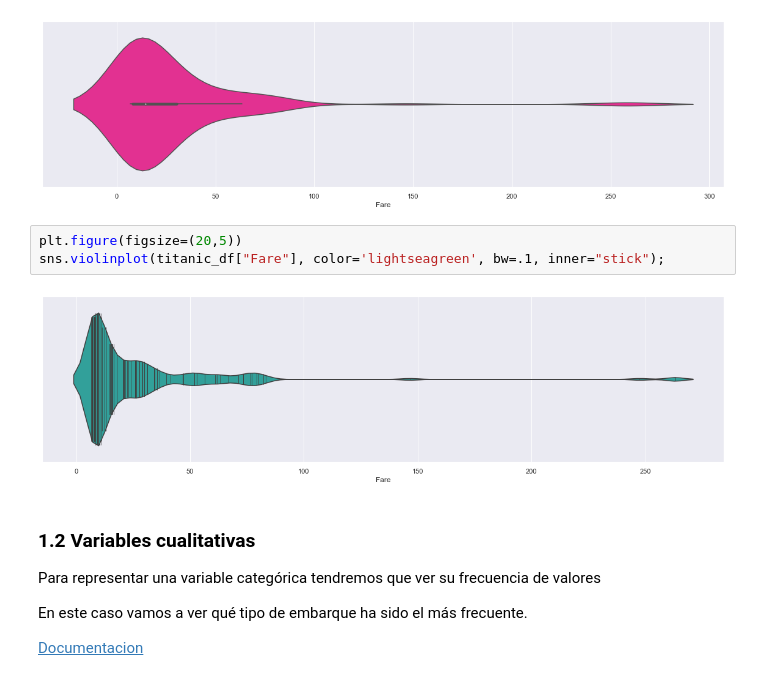
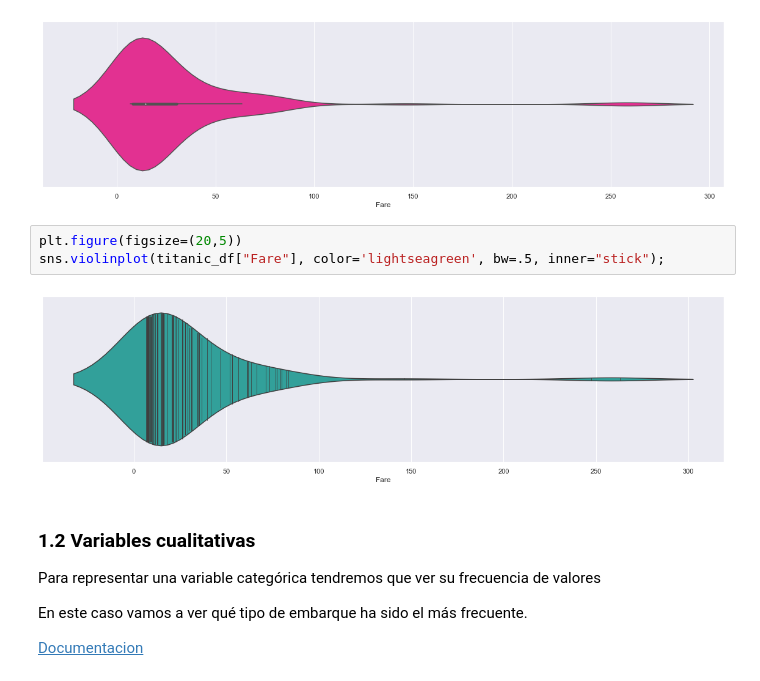
Before and after one commit to marcusRB/ds_thebridge_1_22, a Jupyter notebook: 2-Data_Analysis/4-Visualización/2-Seaborn/Teoria/EDA_Seaborn.ipynb, the cells around one changed output. Drawn from its saved outputs; the diff is of its cells as text.

```diff
--- a/2-Data_Analysis/4-Visualización/2-Seaborn/Teoria/EDA_Seaborn.ipynb
+++ b/2-Data_Analysis/4-Visualización/2-Seaborn/Teoria/EDA_Seaborn.ipynb
@@ -184,9 +236,9 @@ sns.violinplot(titanic_df["Fare"], color='deeppink');
 [figure]
 # %%
 plt.figure(figsize=(20,5))
-sns.violinplot(titanic_df["Fare"], color='lightseagreen', bw=.1, inner="stick");
+sns.violinplot(titanic_df["Fare"], color='lightseagreen', bw=.5, inner="stick");
 # %% [output]
-[figure, old version]
+[figure, new version]
 # %% [markdown]
 ### 1.2 Variables cualitativas
 Para representar una variable categórica tendremos que ver su frecuencia de valores
```
Also changed, not shown: parts of 25 cells of this notebook.
